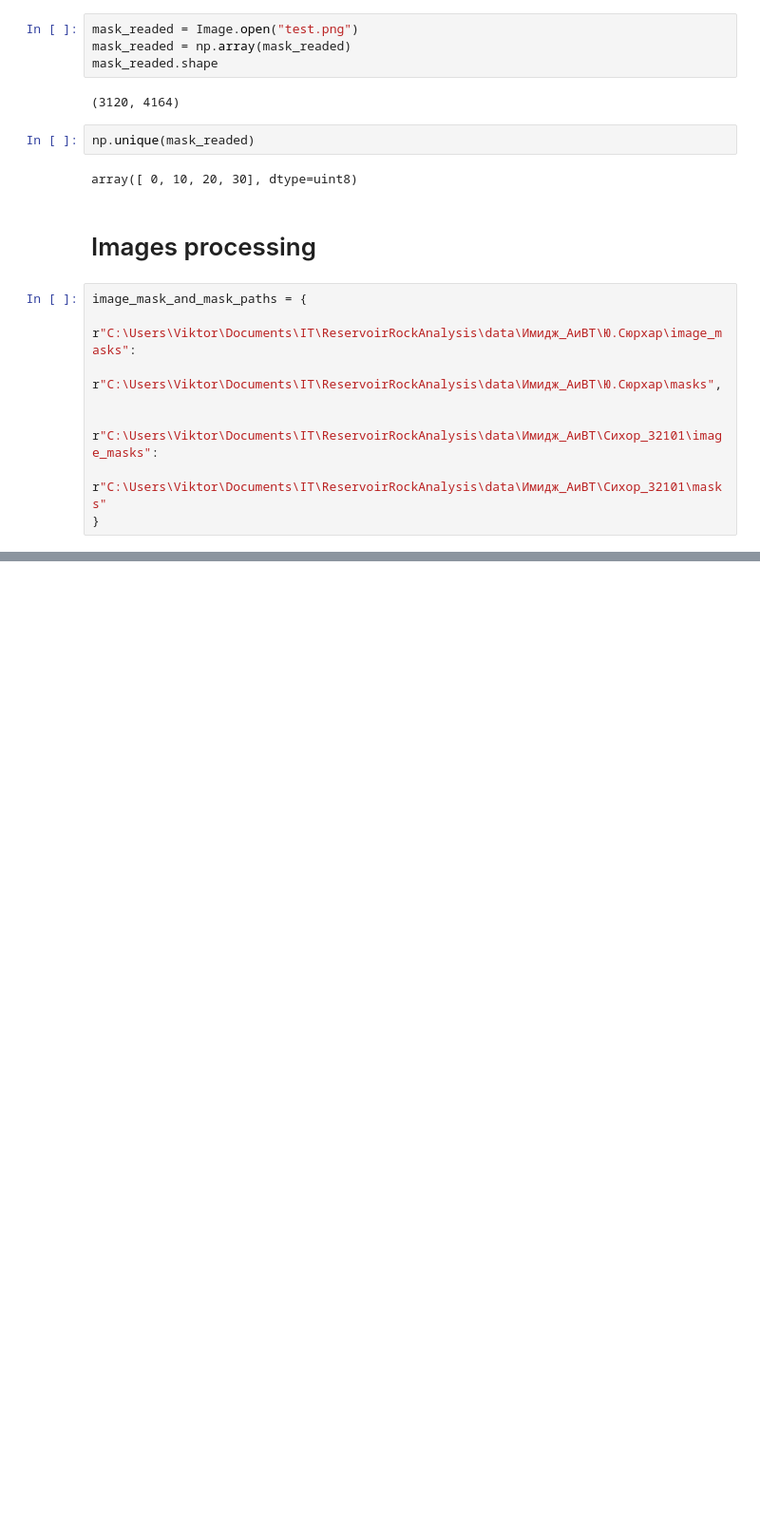
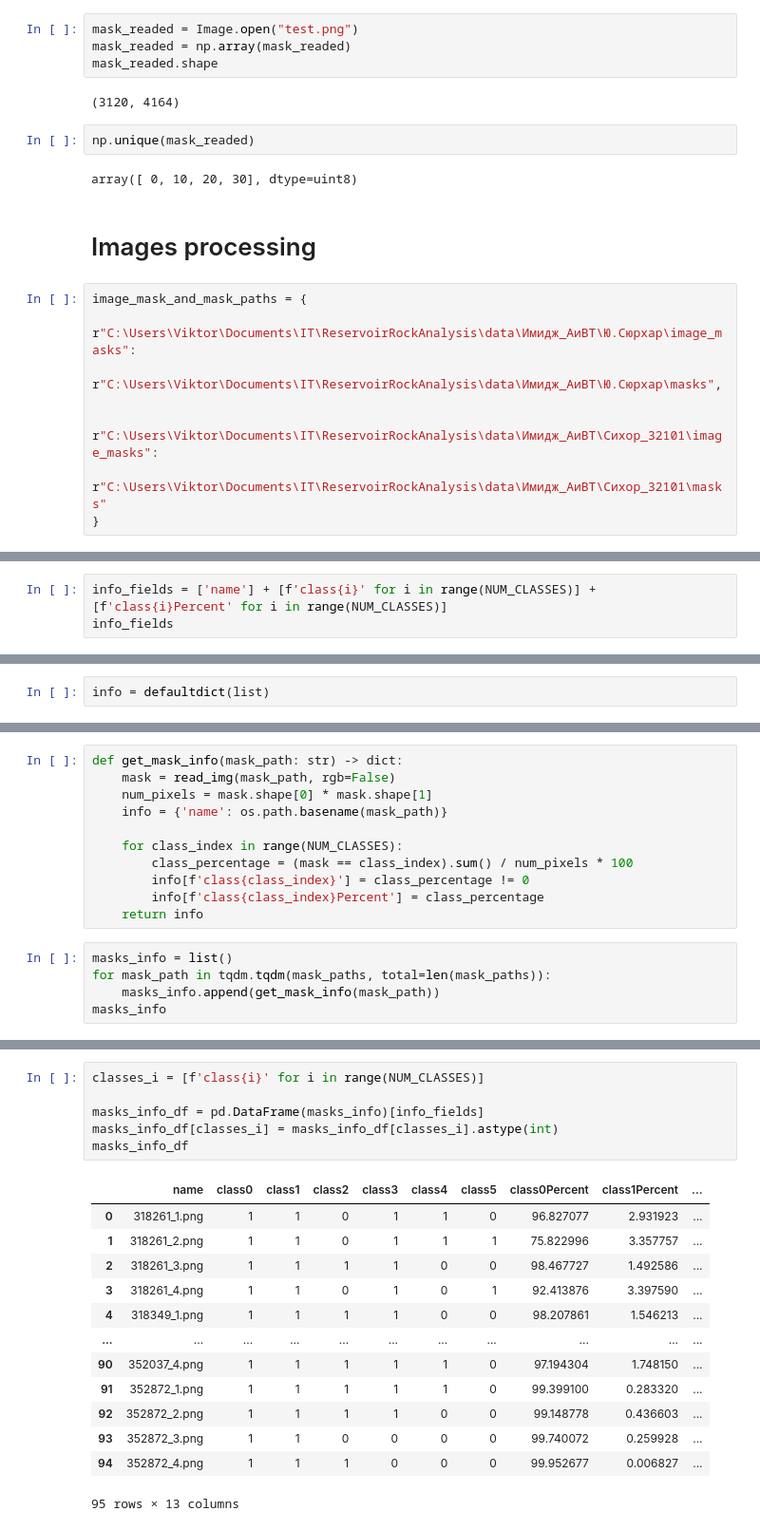
Before and after one commit to vitamin1312/ReservoirRockAnalysis, a Jupyter notebook: src/NeuralNetwork/image_processing.ipynb, the cells around one changed output, grey strips where cells are left out. Shown at 95% size. Saved outputs shown, nothing was run; the diff lists cells and outputs as text; blank space fills up the shorter version.

```diff
--- a/src/NeuralNetwork/image_processing.ipynb
+++ b/src/NeuralNetwork/image_processing.ipynb
@@ -147,0 +164,3 @@ for image_mask_path, mask_path in image_mask_and_mask_paths.items():
+# %%
+info_fields = ['name'] + [f'class{i}' for i in range(NUM_CLASSES)] + [f'class{i}Percent' for i in range(NUM_CLASSES)]
+info_fields
@@ -147,0 +181,2 @@ for image_mask_path, mask_path in image_mask_and_mask_paths.items():
+# %%
+info = defaultdict(list)
@@ -147,0 +187,16 @@ for image_mask_path, mask_path in image_mask_and_mask_paths.items():
+# %%
+def get_mask_info(mask_path: str) -> dict:
+    mask = read_img(mask_path, rgb=False)
+    num_pixels = mask.shape[0] * mask.shape[1]
+    info = {'name': os.path.basename(mask_path)}
+
+    for class_index in range(NUM_CLASSES):
+        class_percentage = (mask == class_index).sum() / num_pixels * 100
+        info[f'class{class_index}'] = class_percentage != 0
+        info[f'class{class_index}Percent'] = class_percentage
+    return info
+# %%
+masks_info = list()
+for mask_path in tqdm.tqdm(mask_paths, total=len(mask_paths)):
+    masks_info.append(get_mask_info(mask_path))
+masks_info
@@ -147,0 +221,20 @@ for image_mask_path, mask_path in image_mask_and_mask_paths.items():
+# %%
+classes_i = [f'class{i}' for i in range(NUM_CLASSES)]
+
+masks_info_df = pd.DataFrame(masks_info)[info_fields]
+masks_info_df[classes_i] = masks_info_df[classes_i].astype(int)
+masks_info_df
+# %% [output]
+|  | name | class0 | class1 | class2 | class3 | class4 | class5 | class0Percent | class1Percent | ... |
+| 0 | 318261_1.png | 1 | 1 | 0 | 1 | 1 | 0 | 96.827077 | 2.931923 | ... |
+| 1 | 318261_2.png | 1 | 1 | 0 | 1 | 1 | 1 | 75.822996 | 3.357757 | ... |
+| 2 | 318261_3.png | 1 | 1 | 1 | 1 | 0 | 0 | 98.467727 | 1.492586 | ... |
+| 3 | 318261_4.png | 1 | 1 | 0 | 1 | 0 | 1 | 92.413876 | 3.397590 | ... |
+| 4 | 318349_1.png | 1 | 1 | 1 | 1 | 0 | 0 | 98.207861 | 1.546213 | ... |
+| ... | ... | ... | ... | ... | ... | ... | ... | ... | ... | ... |
+| 90 | 352037_4.png | 1 | 1 | 1 | 1 | 1 | 0 | 97.194304 | 1.748150 | ... |
+| 91 | 352872_1.png | 1 | 1 | 1 | 1 | 1 | 0 | 99.399100 | 0.283320 | ... |
+| 92 | 352872_2.png | 1 | 1 | 1 | 1 | 0 | 0 | 99.148778 | 0.436603 | ... |
+| 93 | 352872_3.png | 1 | 1 | 0 | 0 | 0 | 0 | 99.740072 | 0.259928 | ... |
+| 94 | 352872_4.png | 1 | 1 | 1 | 0 | 0 | 0 | 99.952677 | 0.006827 | ... |
+95 rows × 13 columns
```
Also changed, not shown: parts of 13 cells of this notebook, 6 other files.
